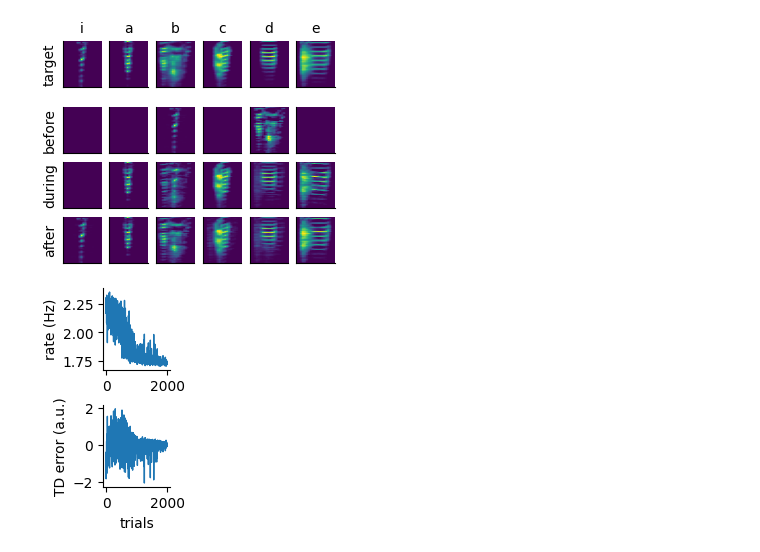
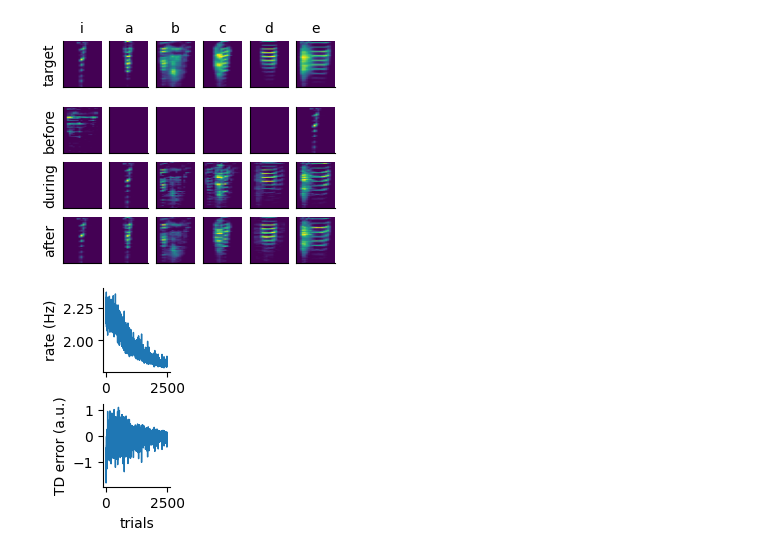
Before and after one commit to gongziyida/vocal-error-network, a Jupyter notebook: toy_rl/RL_syl_generation.ipynb, the cells around one changed output. Cells and saved outputs as stored; diff of their text form; code cells hidden in the pictures.

```diff
--- a/toy_rl/RL_syl_generation.ipynb
+++ b/toy_rl/RL_syl_generation.ipynb
@@ -26,23 +23,25 @@ n_samples, n_syl, n_freq_bins, n_time_bins = adult['spec_syl'].shape
 # xmax = adult['spec_syl'].max(axis=(0,2,3), keepdims=True)
 # adult['spec_syl'] = (adult['spec_syl'] - xmin) / (xmax - xmin)
 # %%
-n_basis = 20
+n_basis = 30
 basis = np.zeros((n_basis, n_freq_bins*n_time_bins))
 coefs = np.zeros((n_samples*n_syl, n_basis))
-dl = DictionaryLearning(n_components=n_basis, alpha=0.1, fit_algorithm='cd',
-                        positive_code=True, positive_dict=True)
-aux = np.concatenate([adult['spec_syl'][:,i].reshape(n_samples, -1)
-                      for i in range(n_syl)])
-coefs = dl.fit_transform(aux)
-a_std = coefs.std(axis=0)[None,:]
-coefs/= a_std
-basis = dl.components_ * a_std.T
+with np.errstate(divide='ignore', invalid='ignore', over='ignore'):
+    dl = DictionaryLearning(n_components=n_basis, alpha=0.001, fit_algorithm='cd',
+                            positive_code=True, positive_dict=True)
+    aux = np.concatenate([adult['spec_syl'][:,i].reshape(n_samples, -1)
+                          for i in range(n_syl)])
+    coefs = dl.fit_transform(aux)
+    a_std = coefs.std(axis=0)[None,:]
+    coefs/= a_std
+    basis = dl.components_ * a_std.T
 # %%
-fig, ax = plt.subplots(2, 7, figsize=(6, 2))
+fig, ax = plt.subplots(2, 3, figsize=(1.5, 1))
 ax = ax.flatten()
-for i, b in enumerate(basis):
+for i, b in enumerate(rng.choice(basis, size=len(ax), replace=False)):
     if i >= len(ax):
         break
     ax[i].imshow(b.reshape(n_freq_bins, n_time_bins))
     ax[i].set_axis_off()
+fig.savefig('../svg/rl_action_basis.svg', dpi=100)
 # %% [output]
@@ -112,3 +70,6 @@ for epoch in tqdm(range(2000)):
+# %%
+with np.errstate(divide='ignore', invalid='ignore', over='ignore'):
+    ret = RL(env, agent, optimizer, max_epochs=2500)
 # %%
 fig, ax = plt.subplots(2, figsize=(4,3), sharex='all')
 im = ax[0].imshow(coefs, interpolation='none')
@@ -121,7 +81,0 @@ plt.colorbar(im, ax=ax[1])
-# %%
-fig, ax = plt.subplots(2, n_syl, figsize=(4, 1.5))
-for i in range(n_syl):
-    ax[0,i].imshow(adult['spec_syl'][:,i].mean(axis=0))
-    ax[1,i].imshow(songs[-1][i])
-    ax[0,i].set_axis_off()
-    ax[1,i].set_axis_off()
@@ -130,26 +82,26 @@ for i in range(n_syl):
 # %%
 fig, ax = plt.subplots(4, n_syl, figsize=(3, 2.5))
 for i, t in enumerate('iabcde'):
     ax[0,i].imshow(adult['spec_syl'][:,i].mean(axis=0))
-    ax[1,i].imshow(songs[0][i])
-    ax[2,i].imshow(songs[10][i])
-    ax[3,i].imshow(songs[-1][i])
+    ax[1,i].imshow(ret['songs'][0][i])
+    ax[2,i].imshow(ret['songs'][10][i])
+    ax[3,i].imshow(ret['songs'][-1][i])
     for k in range(4):
         ax[k,i].set(xticks=[], yticks=[])
     ax[0,i].set_title(t)#, weight='bold' if i > 1 else 'normal')
 ax[1,0].set_title(' ', fontsize=3)
 for i, y in enumerate(('target', 'before', 'during', 'after')):
     ax[i,0].set(ylabel=y)
 if MODEL == 'EI-E2I2E':
     fig.savefig('../svg/rl_results.svg')
 else:
     fig.savefig('../svg/supplementary/rl_results_%s.svg' % MODEL)
 # %% [output]
-[figure, old version]
+[figure, new version]
 # %%
 fig, ax = plt.subplots(2, figsize=(1.5,2.5))
-ax[0].plot(ve_rates, lw=1)
-ax[1].plot(advantages, lw=1)
+ax[0].plot(ret['ve_rate'], lw=1)
+ax[1].plot(ret['advantage'], lw=1)
 ax[0].set(ylabel='rate (Hz)')
 ax[1].set(ylabel='TD error (a.u.)', xlabel='trials')
 if MODEL == 'EI-E2I2E':
@@ -157,4 +109,4 @@ if MODEL == 'EI-E2I2E':
 else:
     fig.savefig('../svg/supplementary/rl_mean_err_%s.svg' % MODEL)
 # %% [output]
-[figure, old version]
+[figure, new version]
```
Also changed, not shown: parts of 6 cells of this notebook, 8 other files.
